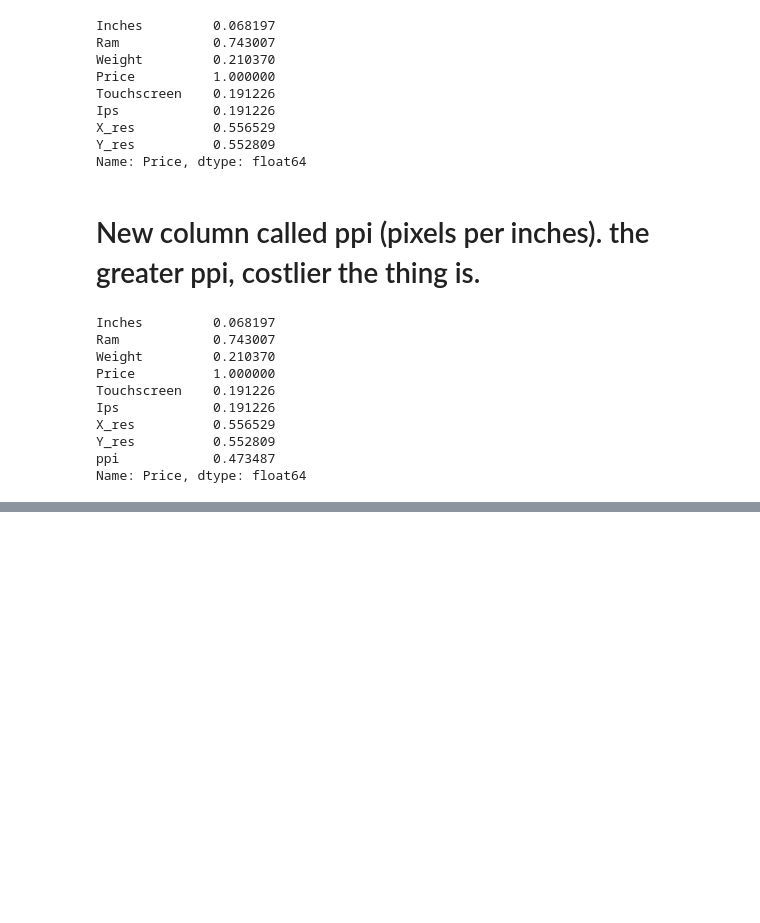
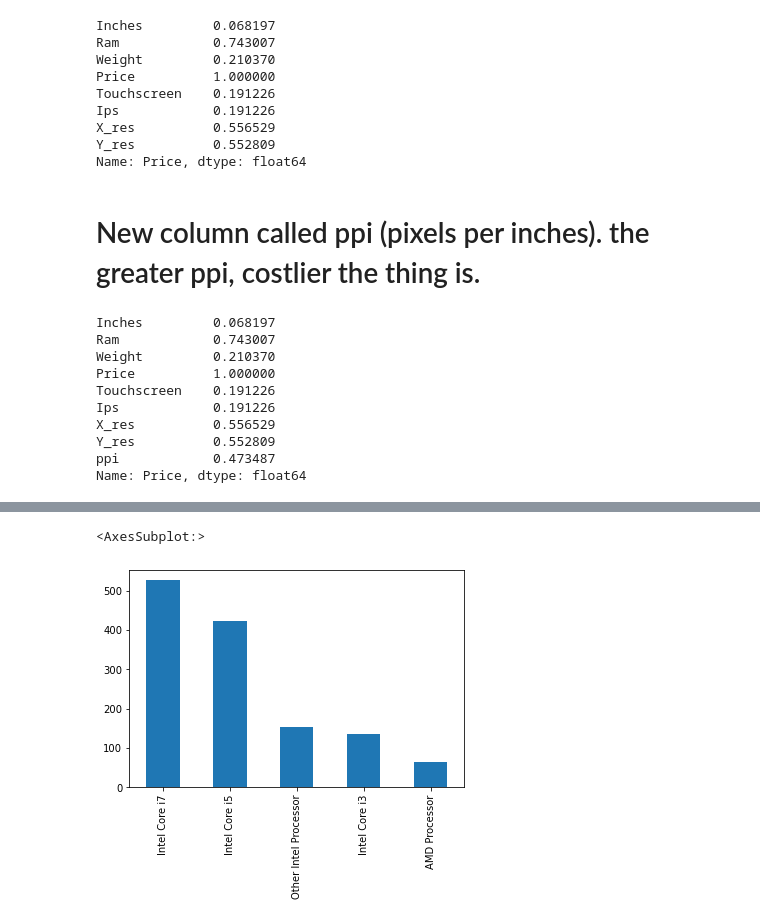
Before and after one commit to Newtanmukh/Python-projects, a Jupyter notebook: Laptop price predictor/Laptop Price Predictor.ipynb, the cells around one changed output, grey strips where cells are left out. Cells and saved outputs as stored; diff of their text form; code cells hidden in the pictures; blank space fills up the shorter version.

```diff
--- a/Laptop price predictor/Laptop Price Predictor.ipynb
+++ b/Laptop price predictor/Laptop Price Predictor.ipynb
@@ -419,0 +422,12 @@ df.head()
+# %%
+def get_cpu_name(obj):
+    s=str(obj)
+    lists=s.split(' ')
+    res=[]
+    for index,i in enumerate(lists):
+        if index==3:
+            return " ".join(res)
+        res.append(i)
+    return " ".join(res)
+
+df['cpu_name']=df['Cpu'].apply(get_cpu_name)
@@ -419,0 +445,12 @@ df.head()
+# %%
+def fetch_cpu_brand(obj):
+    text=str(obj)
+    if text=='Intel Core i7' or text=='Intel Core i3' or text=='Intel Core i5':
+        return text
+    else:
+        if 'Intel' in text:
+            return 'Other Intel Processor'
+        else:
+            return 'AMD Processor'
+# %%
+df['CPU Brand']=df['cpu_name'].apply(fetch_cpu_brand)
@@ -419,0 +466,5 @@ df.head()
+# %%
+df['CPU Brand'].value_counts().plot(kind='bar')
+# %% [output]
+<AxesSubplot:>
+[figure, added]
```
Also changed, not shown: parts of 8 cells of this notebook.
